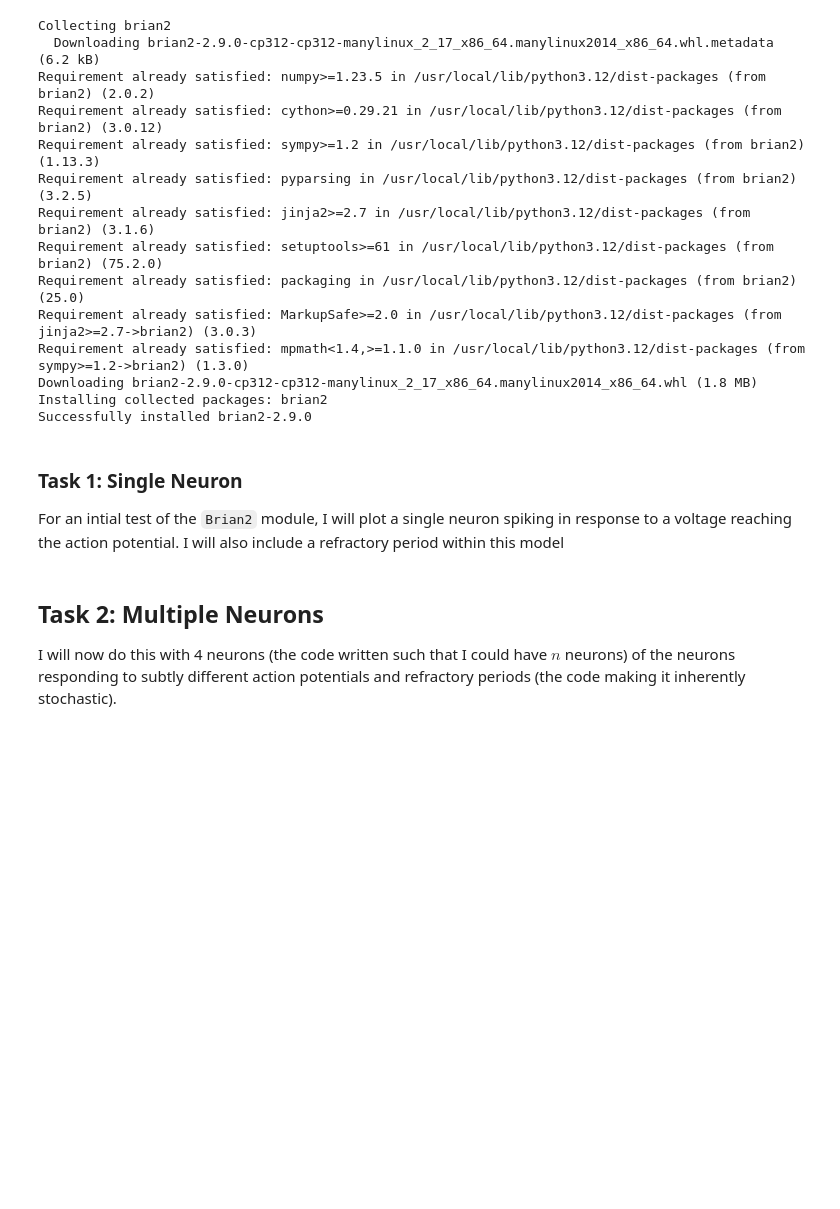
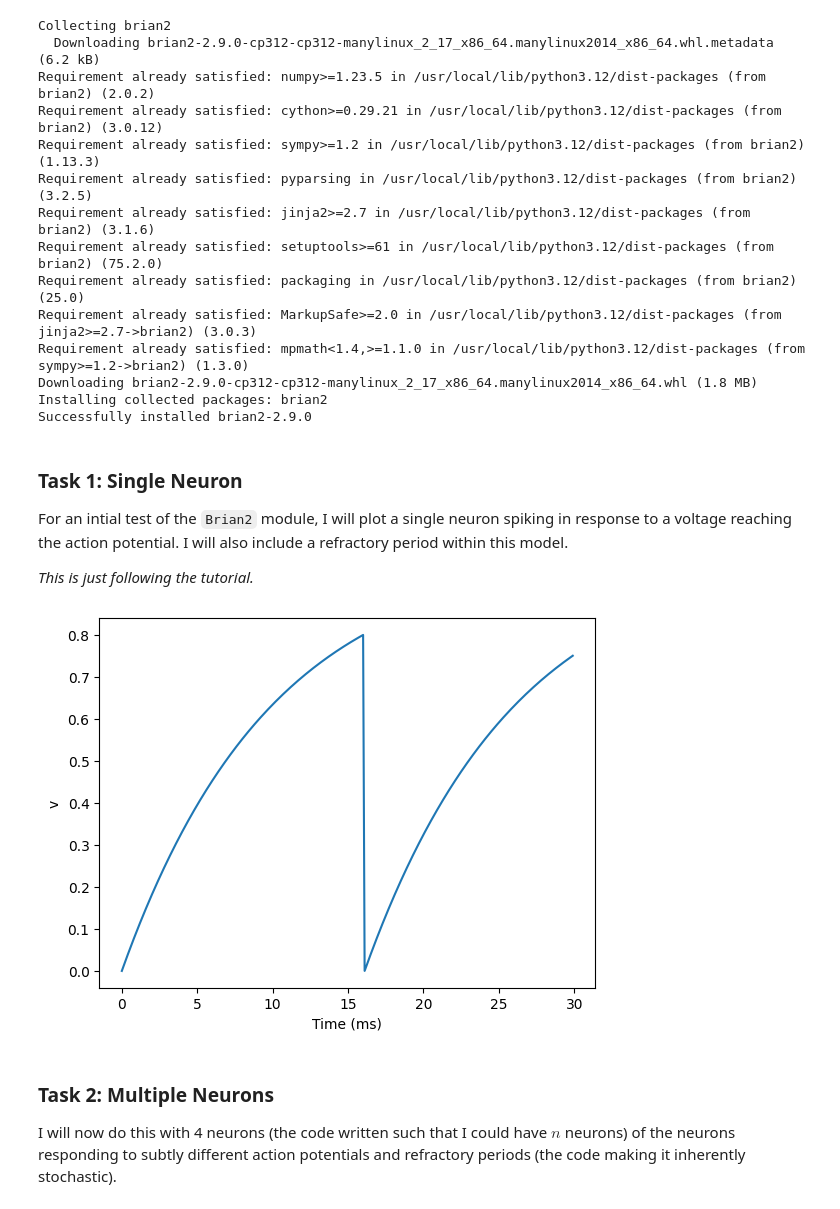
Before and after one commit to SchmetterlingIII/seizure-modelling, a Jupyter notebook: heterogeneity_and_brian2.ipynb, the cells around one changed output. Cells and saved outputs as stored; diff of their text form; code cells hidden in the pictures; blank space fills up the shorter version.

Commit message:
just following the tutorial; very simple stuff

```diff
--- a/heterogeneity_and_brian2.ipynb
+++ b/heterogeneity_and_brian2.ipynb
@@ -43,7 +47,31 @@ Successfully installed brian2-2.9.0
 # %% [markdown]
 ### Task 1: Single Neuron
-For an intial test of the `Brian2` module, I will plot a single neuron spiking in response to a voltage reaching the action potential. I will also include a refractory period within this model
+For an intial test of the `Brian2` module, I will plot a single neuron spiking in response to a voltage reaching the action potential. I will also include a refractory period within this model.
+
+*This is just following the tutorial.*
+# %%
+'''
+Below will include the equations from the documentation; more extensive understanding of differential equations will take place.
+'''
+
+tau = 10*ms
+# try to find (and validate) the differential equation that will form the basis of the model
+eqs = '''
+dv/dt = (1-v)/tau : 1
+'''
+# %%
+start_scope()
+G = NeuronGroup(1, eqs, threshold='v>0.8', reset='v=0', method='euler')
+M = StateMonitor(G, 'v', record=True) # monitors the voltage from the 'G' group
+
+run(30*ms)
+
+plot(M.t/ms, M.v[0])
+xlabel('Time (ms)')
+ylabel('v');
+# %% [output]
+[figure, added]
 # %% [markdown]
-## Task 2: Multiple Neurons
+### Task 2: Multiple Neurons
 I will now do this with 4 neurons (the code written such that I could have $n$ neurons) of the neurons responding to subtly different action potentials and refractory periods (the code making it inherently stochastic).
 # %% [markdown]
```
Also changed, not shown: parts of 2 cells of this notebook.
